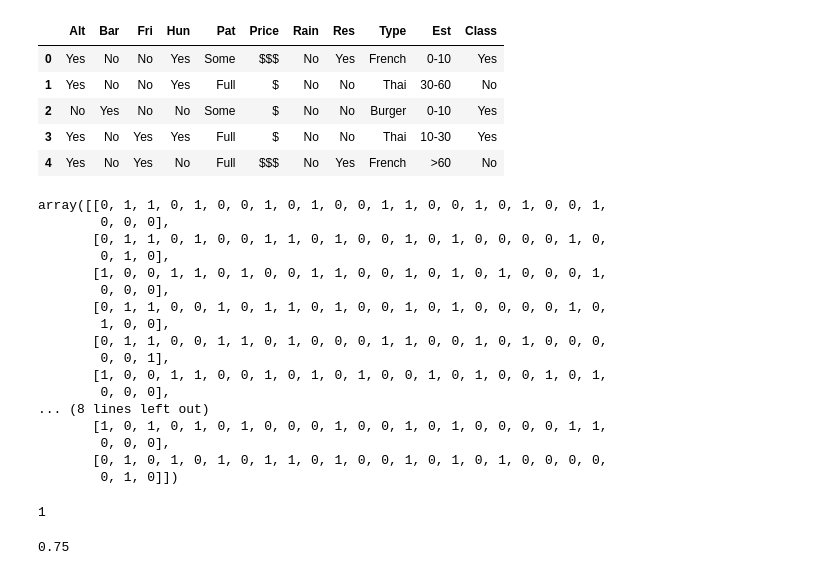
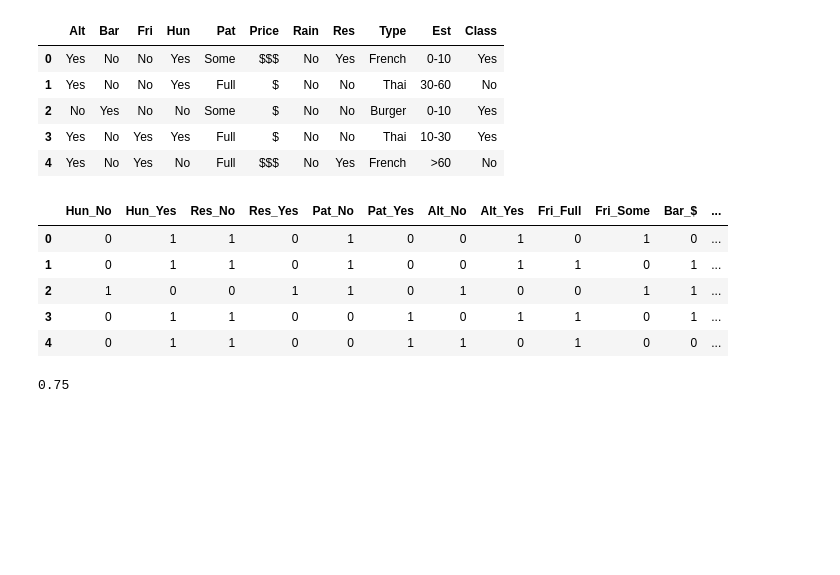
Before and after one commit to EstevesX10/AI-Decision-Trees-ID3, a Jupyter notebook: Decision Trees - ID3/Decision_Trees_ID3.ipynb, the cells around one changed output. Drawn from its saved outputs; the diff is of its cells as text; code cells hidden in the pictures; blank space fills up the shorter version.

```diff
--- a/Decision Trees - ID3/Decision_Trees_ID3.ipynb
+++ b/Decision Trees - ID3/Decision_Trees_ID3.ipynb
@@ -472,30 +491,17 @@ restaurant.df.head()
 | 2 | No | Yes | No | No | Some | $ | No | No | Burger | 0-10 | Yes |
 | 3 | Yes | No | Yes | Yes | Full | $ | No | No | Thai | 10-30 | Yes |
 | 4 | Yes | No | Yes | No | Full | $$$ | No | Yes | French | >60 | No |
+# %%
+restaurant.encoded_df.head()
+# %% [output]
+|  | Hun_No | Hun_Yes | Res_No | Res_Yes | Pat_No | Pat_Yes | Alt_No | Alt_Yes | Fri_Full | Fri_Some | Bar_$ | ... |
+| 0 | 0 | 1 | 1 | 0 | 1 | 0 | 0 | 1 | 0 | 1 | 0 | ... |
+| 1 | 0 | 1 | 1 | 0 | 1 | 0 | 0 | 1 | 1 | 0 | 1 | ... |
+| 2 | 1 | 0 | 0 | 1 | 1 | 0 | 1 | 0 | 0 | 1 | 1 | ... |
+| 3 | 0 | 1 | 1 | 0 | 0 | 1 | 0 | 1 | 1 | 0 | 1 | ... |
+| 4 | 0 | 1 | 1 | 0 | 0 | 1 | 1 | 0 | 1 | 0 | 0 | ... |
 # %%
-restaurant.data
+# restaurant.data
 # restaurant.target
 # restaurant.features_decoders
 # restaurant.cols
-# %% [output]
-array([[0, 1, 1, 0, 1, 0, 0, 1, 0, 1, 0, 0, 1, 1, 0, 0, 1, 0, 1, 0, 0, 1,
-        0, 0, 0],
-       [0, 1, 1, 0, 1, 0, 0, 1, 1, 0, 1, 0, 0, 1, 0, 1, 0, 0, 0, 0, 1, 0,
-        0, 1, 0],
-       [1, 0, 0, 1, 1, 0, 1, 0, 0, 1, 1, 0, 0, 1, 0, 1, 0, 1, 0, 0, 0, 1,
-        0, 0, 0],
-       [0, 1, 1, 0, 0, 1, 0, 1, 1, 0, 1, 0, 0, 1, 0, 1, 0, 0, 0, 0, 1, 0,
-        1, 0, 0],
-       [0, 1, 1, 0, 0, 1, 1, 0, 1, 0, 0, 0, 1, 1, 0, 0, 1, 0, 1, 0, 0, 0,
-        0, 0, 1],
-       [1, 0, 0, 1, 1, 0, 0, 1, 0, 1, 0, 1, 0, 0, 1, 0, 1, 0, 0, 1, 0, 1,
-        0, 0, 0],
-... (8 lines left out)
-       [1, 0, 1, 0, 1, 0, 1, 0, 0, 0, 1, 0, 0, 1, 0, 1, 0, 0, 0, 0, 1, 1,
-        0, 0, 0],
-       [0, 1, 0, 1, 0, 1, 0, 1, 1, 0, 1, 0, 0, 1, 0, 1, 0, 1, 0, 0, 0, 0,
-        0, 1, 0]])
-# %%
-restaurant.data[0, 1]
-# %% [output]
-1
```
Also changed, not shown: parts of 21 cells of this notebook.
